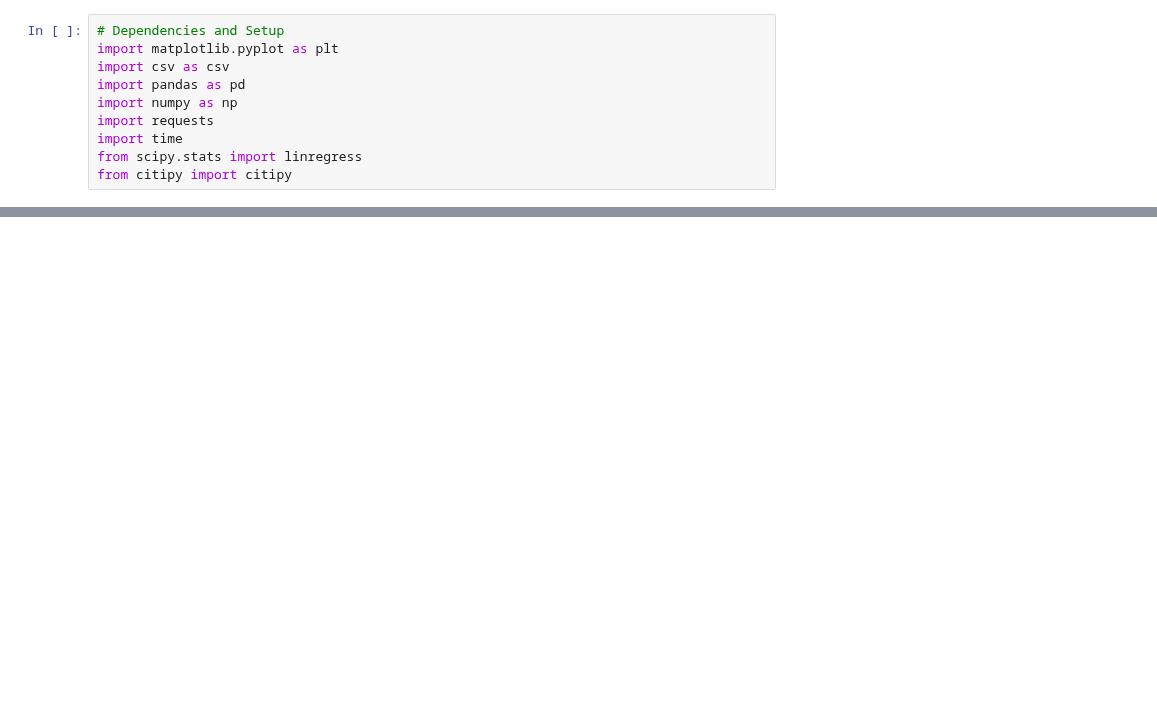
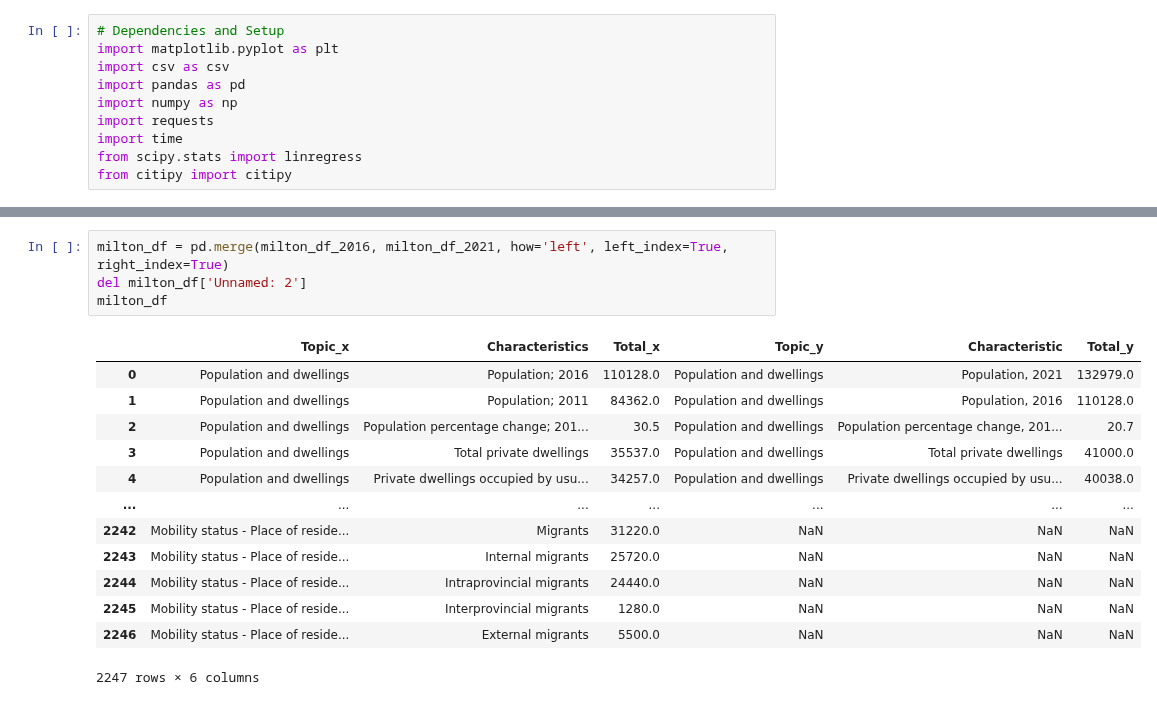
Before and after one commit to MaisieDeGraaf/oakville-housing-analysis, a Jupyter notebook: Project 1 bootcamp/Milton Analysis Project 1 Bootcamp.ipynb, the cells around one changed output, grey strips where cells are left out. Drawn from its saved outputs; the diff is of its cells as text; blank space fills up the shorter version.

```diff
--- a/Project 1 bootcamp/Milton Analysis Project 1 Bootcamp.ipynb
+++ b/Project 1 bootcamp/Milton Analysis Project 1 Bootcamp.ipynb
@@ -43,0 +67,18 @@ milton_housing_df.head(5)
+# %%
+milton_df = pd.merge(milton_df_2016, milton_df_2021, how='left', left_index=True, right_index=True)
+del milton_df['Unnamed: 2']
+milton_df
+# %% [output]
+|  | Topic_x | Characteristics | Total_x | Topic_y | Characteristic | Total_y |
+| 0 | Population and dwellings | Population; 2016 | 110128.0 | Population and dwellings | Population, 2021 | 132979.0 |
+| 1 | Population and dwellings | Population; 2011 | 84362.0 | Population and dwellings | Population, 2016 | 110128.0 |
+| 2 | Population and dwellings | Population percentage change; 201... | 30.5 | Population and dwellings | Population percentage change, 201... | 20.7 |
+| 3 | Population and dwellings | Total private dwellings | 35537.0 | Population and dwellings | Total private dwellings | 41000.0 |
+| 4 | Population and dwellings | Private dwellings occupied by usu... | 34257.0 | Population and dwellings | Private dwellings occupied by usu... | 40038.0 |
+| ... | ... | ... | ... | ... | ... | ... |
+| 2242 | Mobility status - Place of reside... | Migrants | 31220.0 | NaN | NaN | NaN |
+| 2243 | Mobility status - Place of reside... | Internal migrants | 25720.0 | NaN | NaN | NaN |
+| 2244 | Mobility status - Place of reside... | Intraprovincial migrants | 24440.0 | NaN | NaN | NaN |
+| 2245 | Mobility status - Place of reside... | Interprovincial migrants | 1280.0 | NaN | NaN | NaN |
+| 2246 | Mobility status - Place of reside... | External migrants | 5500.0 | NaN | NaN | NaN |
+2247 rows × 6 columns
```
Also changed, not shown: parts of 6 cells of this notebook, 7 other files.
